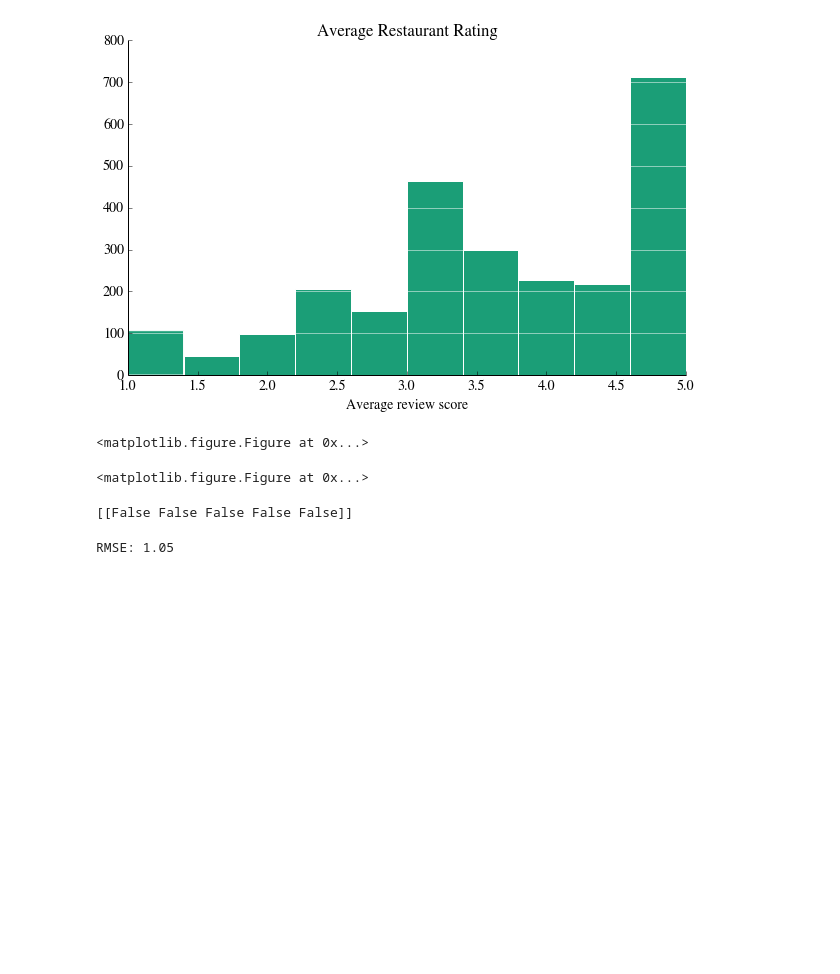
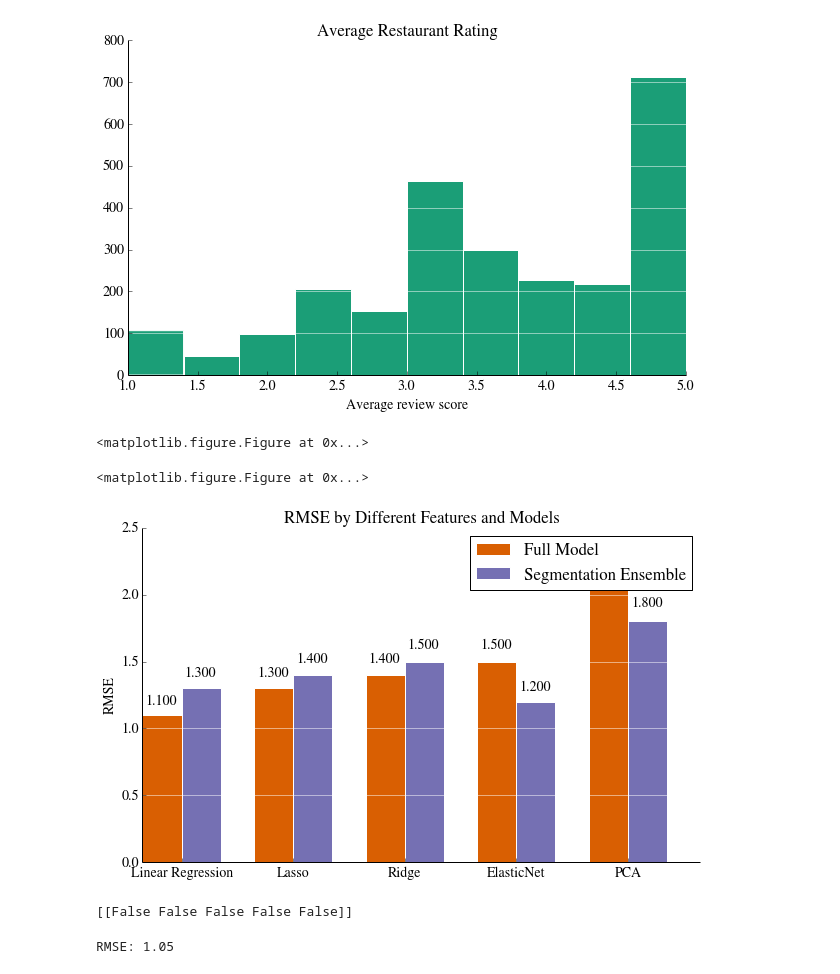
Before and after one commit to s-ramaswamy/CS-229-project, a Jupyter notebook: Visualizations.ipynb, the cells around one changed output. Saved outputs shown, nothing was run; the diff lists cells and outputs as text; code cells hidden in the pictures; blank space fills up the shorter version.

Commit message:
made plot outline for final results

```diff
--- a/Visualizations.ipynb
+++ b/Visualizations.ipynb
@@ -296,3 +272,38 @@ barlist[3].set_color((0.20588235294117647, 0.5196078431372549, 0.466666666666666
+# %%
+# make plot for final results
+N = 5
+fullRMSE = (1.1,1.3,1.4,1.5,2.1)
+
+ind = np.arange(N)  # the x locations for the groups
+width = 0.35       # the width of the bars
+
+fig, ax = plt.subplots()
+rects1 = ax.bar(ind, fullRMSE, width, color=dark2_colors[1])
+
+splitRMSE = [1.3,1.4,1.5,1.2,1.8]
+rects2 = ax.bar(ind+width, splitRMSE, width, color=dark2_colors[2])
+
+# add some text for labels, title and axes ticks
+ax.set_ylabel('RMSE')
+ax.set_title('RMSE by Different Features and Models')
+ax.set_xticks(ind+width)
+ax.set_xticklabels( ('Linear Regression', 'Lasso', 'Ridge', 'ElasticNet', 'PCA') )
+
+ax.legend( (rects1[0], rects2[0]), ('Full Model', 'Segmentation Ensemble') )
+
+def autolabel(rects):
+    # attach some text labels
+    for rect in rects:
+        height = rect.get_height()
+        ax.text(rect.get_x()+rect.get_width()/2., 1.05*height, '%.3f'%height,
+                ha='center', va='bottom')
+
+autolabel(rects1)
+autolabel(rects2)
+plt.grid(axis = 'y', color ='white', linestyle='-')
+remove_border()
+# %% [output]
+[figure, added]
 # %%
 def not_so_quick_train(block):
     block.replace([np.inf, -np.inf], np.nan)
```
Also changed, not shown: parts of 1 cell of this notebook.
